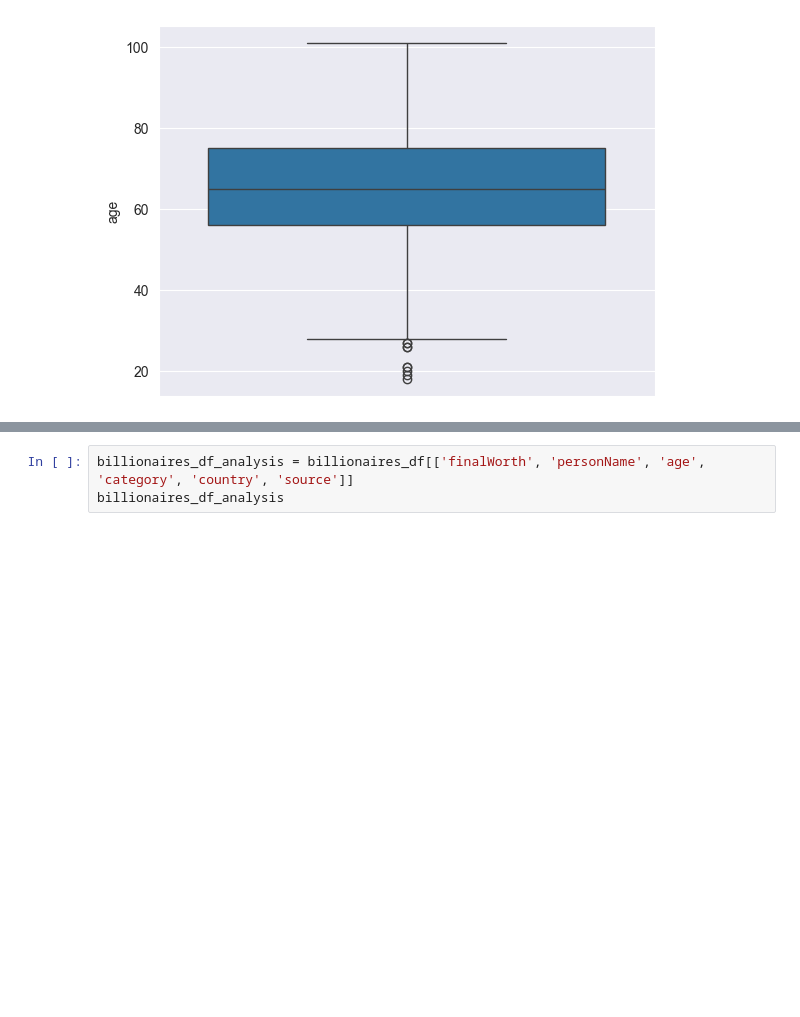
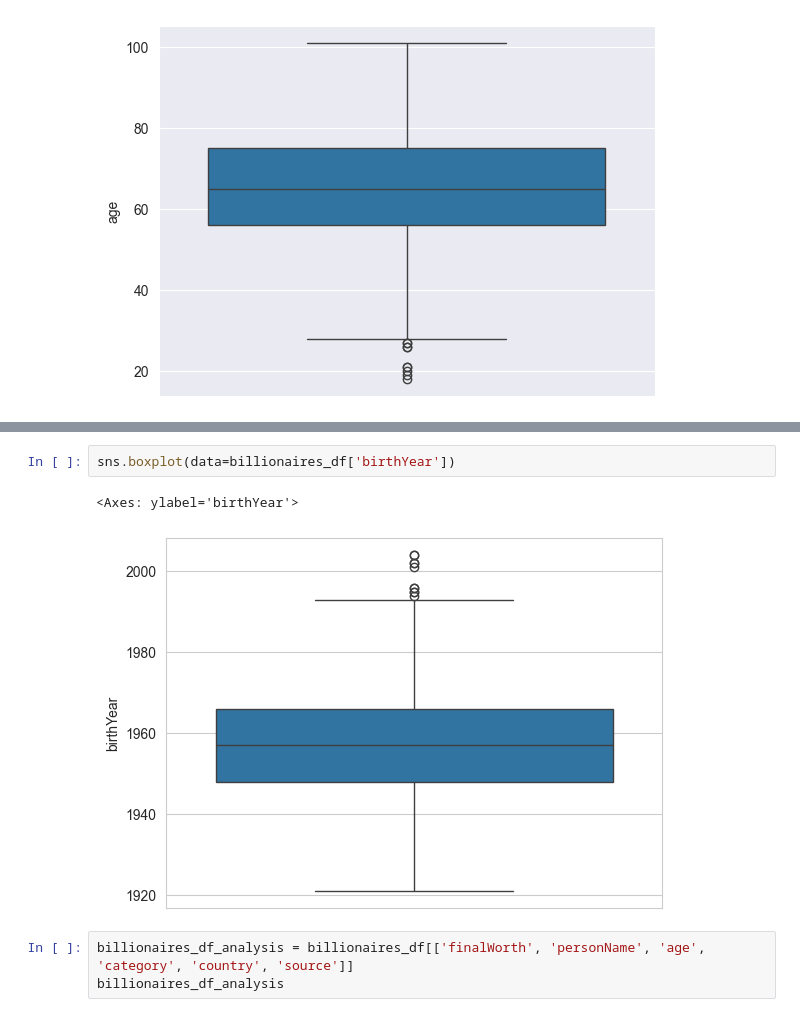
Before and after one commit to RoGellert/python_r_ds_de_projects, a Jupyter notebook: Billionaires/Billionaires_exploratory_analysis.ipynb, the cells around one changed output, grey strips where cells are left out. Saved outputs shown, nothing was run; the diff lists cells and outputs as text; blank space fills up the shorter version.

```diff
--- a/Billionaires/Billionaires_exploratory_analysis.ipynb
+++ b/Billionaires/Billionaires_exploratory_analysis.ipynb
@@ -113,3 +120,8 @@ sns.boxplot(data=billionaires_df['age'])
+# %%
+sns.boxplot(data=billionaires_df['birthYear'])
+# %% [output]
+<Axes: ylabel='birthYear'>
+[figure, added]
 # %%
 billionaires_df_analysis = billionaires_df[['finalWorth', 'personName', 'age', 'category', 'country', 'source']]
 billionaires_df_analysis
```
Also changed, not shown: parts of 2 cells of this notebook.
